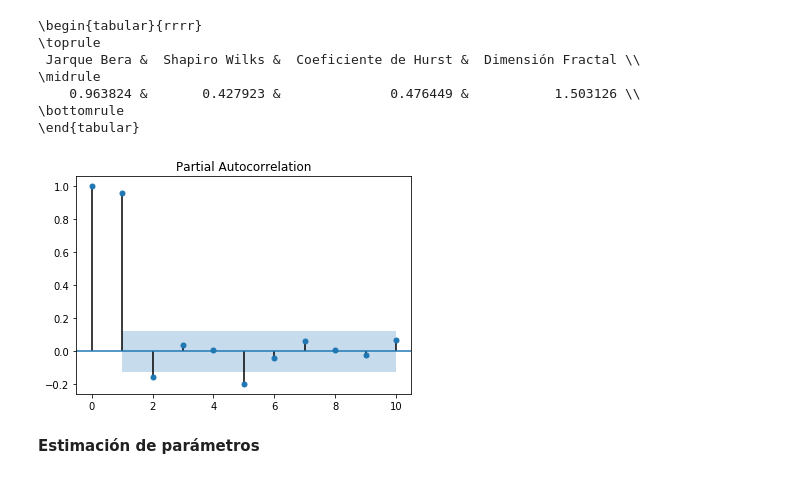
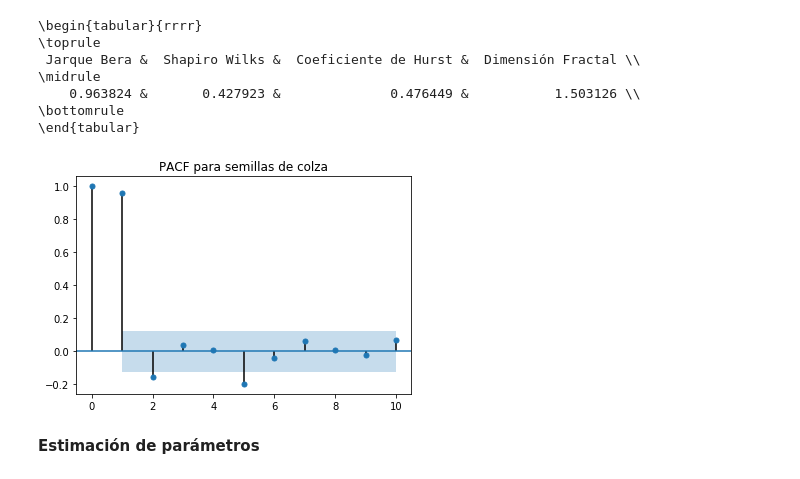
Before and after one commit to CamiVasz/Procesos-Estocasticos-2, a Jupyter notebook: Estimacion de parametros/Proyecto II.ipynb, the cells around one changed output. Saved outputs shown, nothing was run; the diff lists cells and outputs as text; code cells hidden in the pictures.

```diff
--- a/Estimacion de parametros/Proyecto II.ipynb
+++ b/Estimacion de parametros/Proyecto II.ipynb
@@ -175,9 +190,10 @@ print(df.to_latex(index=False))
 # %%
 from statsmodels.graphics.tsaplots import plot_pacf
 plot_pacf(X,lags=10)
+plt.title('PACF para semillas de colza')
 plt.show()
 # %% [output]
-[figure, old version]
+[figure, new version]
 # %% [markdown]
 **Estimación de parámetros**
 # %%
```
Also changed, not shown: parts of 17 cells of this notebook, 15 other files.
